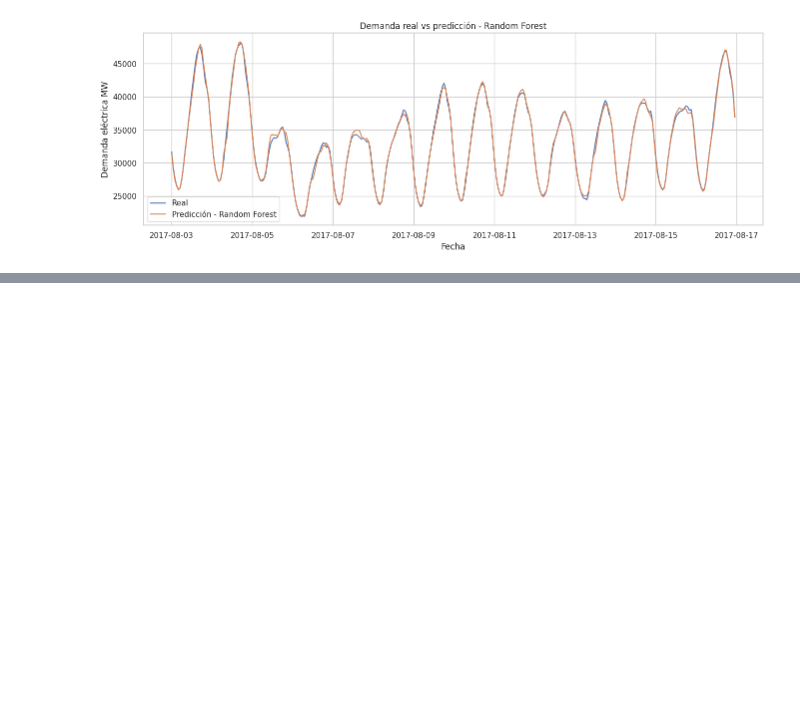
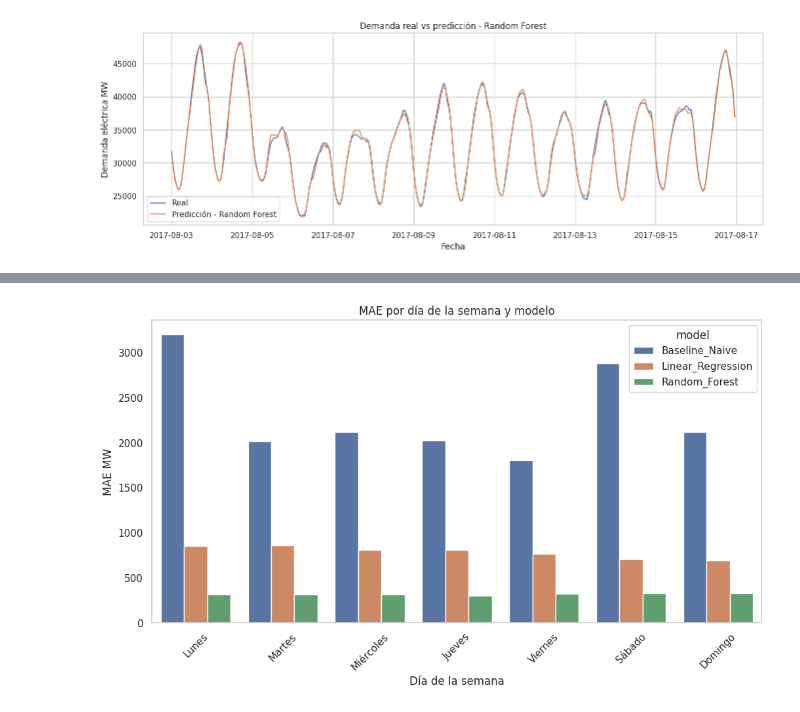
Before and after one commit to jonabaroadsrp/Portafolio_Energia_P1, a Jupyter notebook: forecasting_de_demanda_electrica_P1.ipynb, the cells around one changed output, grey strips where cells are left out. Drawn from its saved outputs; the diff is of its cells as text; code cells hidden in the pictures; blank space fills up the shorter version.

```diff
--- a/forecasting_de_demanda_electrica_P1.ipynb
+++ b/forecasting_de_demanda_electrica_P1.ipynb
@@ -1516,0 +1809,21 @@ plt.show()
+# %%
+# ============================================================
+# 52. COMPARACIÓN DE MAE POR DÍA DE LA SEMANA
+# ============================================================
+
+plt.figure(figsize=(12, 6))
+sns.barplot(
+    data=weekly_metrics_df,
+    x='day_name',
+    y='MAE',
+    hue='model'
+)
+
+plt.title('MAE por día de la semana y modelo')
+plt.xlabel('Día de la semana')
+plt.ylabel('MAE MW')
+plt.xticks(rotation=45)
+plt.grid(axis='y')
+plt.show()
+# %% [output]
+[figure, added]
```
Also changed, not shown: parts of 54 cells of this notebook.
